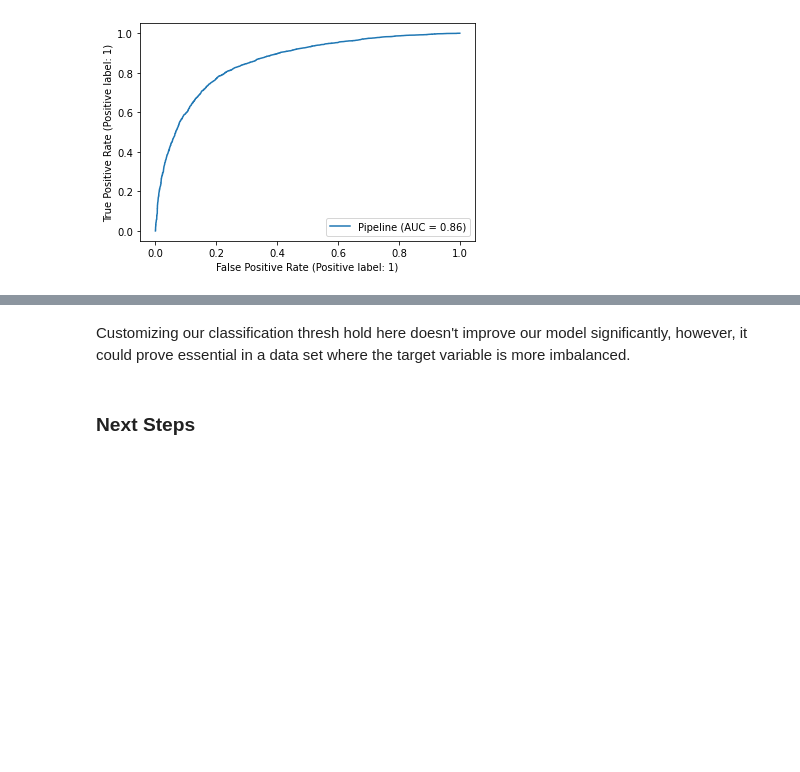
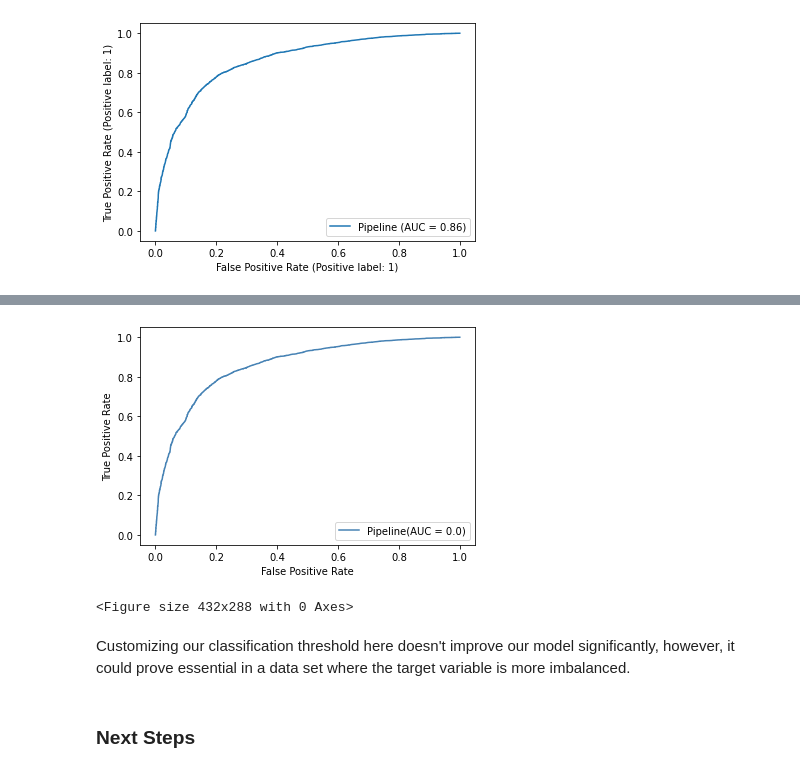
Before and after one commit to ZachRauch/Flu-Shot-Learning, a Jupyter notebook: Predicting Seasonal Vaccine Status.ipynb, the cells around one changed output, grey strips where cells are left out. Saved outputs shown, nothing was run; the diff lists cells and outputs as text; code cells hidden in the pictures; blank space fills up the shorter version.

```diff
--- a/Predicting Seasonal Vaccine Status.ipynb
+++ b/Predicting Seasonal Vaccine Status.ipynb
@@ -413,5 +448,34 @@ Our final model's f1-score on the test is 0.77.
+# %%
+#from https://machinelearningmastery.com/roc-curves-and-precision-recall-curves-for-classification-in-python/
+# generate a no skill prediction (majority class)
+ns_probs = [0 for _ in range(len(y_test))]
+# fit a model
+final_model.fit_transform(X_train, y_train)
+# predict probabilities
+lr_probs = final_model.predict_proba(X_test)
+# keep probabilities for the positive outcome only
+lr_probs = lr_probs[:, 1]
+# calculate scores
+ns_auc = roc_auc_score(y_test, ns_probs)
+lr_auc = round((roc_auc_score(y_test, lr_probs)), -2)
+# calculate roc curves
+ns_fpr, ns_tpr, _ = roc_curve(y_test, ns_probs)
+lr_fpr, lr_tpr, _ = roc_curve(y_test, lr_probs)
+# plot the roc curve for the model
+plt.plot(lr_fpr, lr_tpr, label=f'Pipeline(AUC = {lr_auc})', color='steelblue')
+# axis labels
+plt.xlabel('False Positive Rate')
+plt.ylabel('True Positive Rate')
+# show the legend
+plt.legend(loc='lower right')
+# show the plot
+plt.show()
+plt.savefig('./images/ROC_Curve2.jpeg', bbox_inches = 'tight');
+# %% [output]
+[figure, added]
+<Figure size 432x288 with 0 Axes>
 # %% [markdown]
-Customizing our classification thresh hold here doesn't improve our model significantly, however, it could prove essential in a data set where the target variable is more imbalanced.
+Customizing our classification threshold here doesn't improve our model significantly, however, it could prove essential in a data set where the target variable is more imbalanced.
 # %% [markdown]
 ### Next Steps
 # %% [markdown]
```
Also changed, not shown: parts of 27 cells of this notebook, 29 other files.
